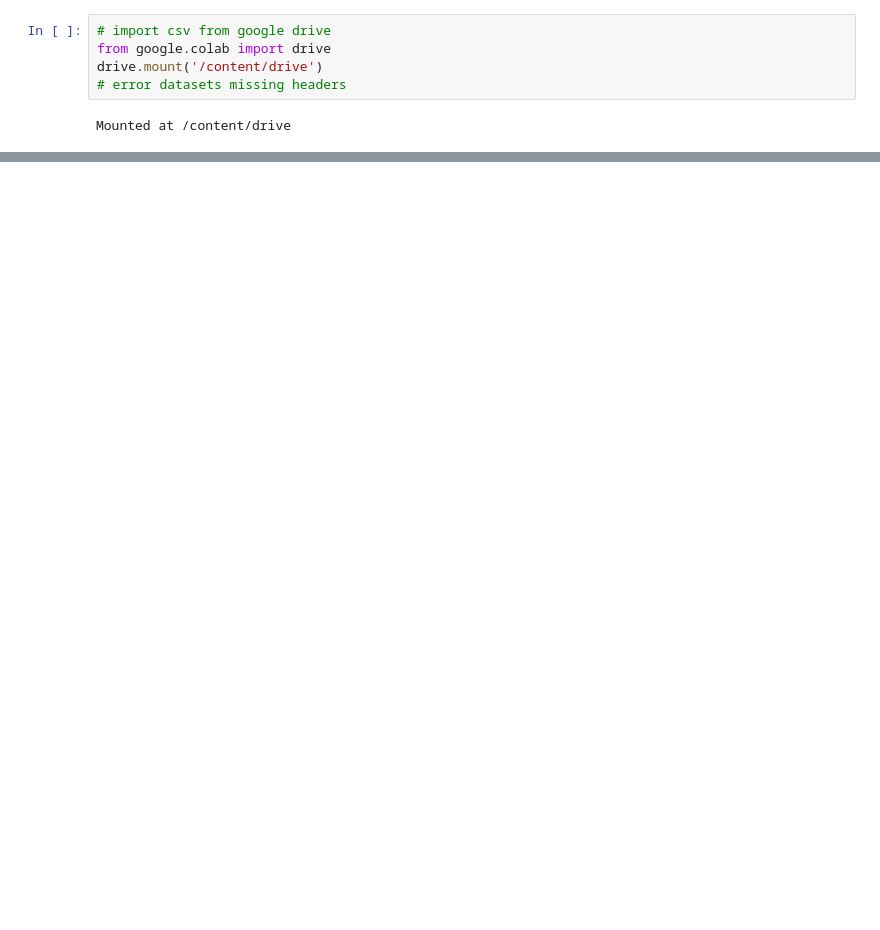
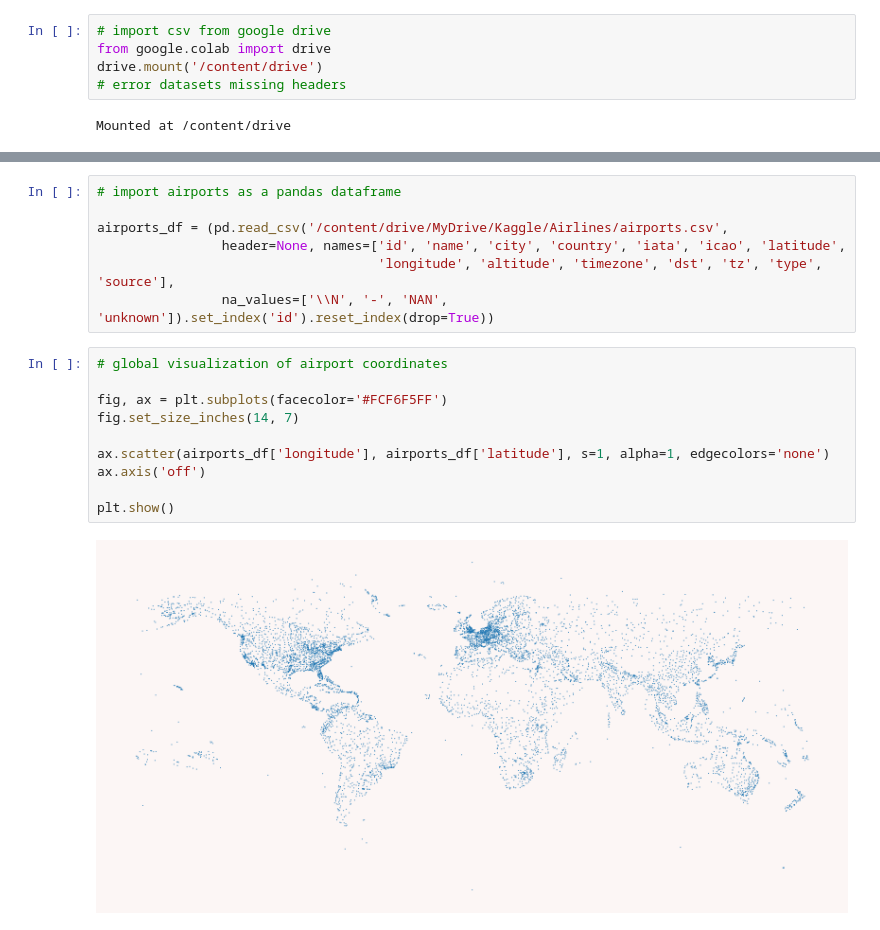
Before and after one commit to mahsanghani/NLP, a Jupyter notebook: routes.ipynb, the cells around one changed output, grey strips where cells are left out. Cells and saved outputs as stored; diff of their text form; blank space fills up the shorter version.

```diff
--- a/routes.ipynb
+++ b/routes.ipynb
@@ -390,0 +118,19 @@ Name: airport_presence, dtype: float64
+# %%
+# import airports as a pandas dataframe
+
+airports_df = (pd.read_csv('/content/drive/MyDrive/Kaggle/Airlines/airports.csv',
+                header=None, names=['id', 'name', 'city', 'country', 'iata', 'icao', 'latitude',
+                                    'longitude', 'altitude', 'timezone', 'dst', 'tz', 'type', 'source'],
+                na_values=['\\N', '-', 'NAN', 'unknown']).set_index('id').reset_index(drop=True))
+# %%
+# global visualization of airport coordinates
+
+fig, ax = plt.subplots(facecolor='#FCF6F5FF')
+fig.set_size_inches(14, 7)
+
+ax.scatter(airports_df['longitude'], airports_df['latitude'], s=1, alpha=1, edgecolors='none')
+ax.axis('off')
+
+plt.show()
+# %% [output]
+[figure, added]
```
Also changed, not shown: parts of 46 cells of this notebook.
